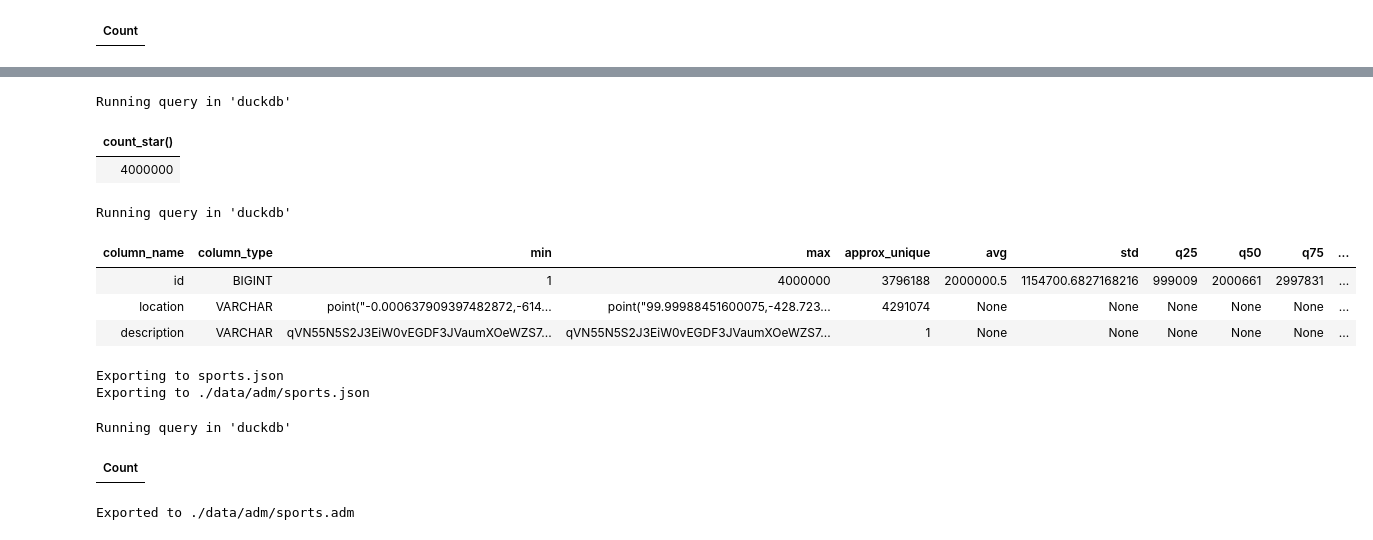
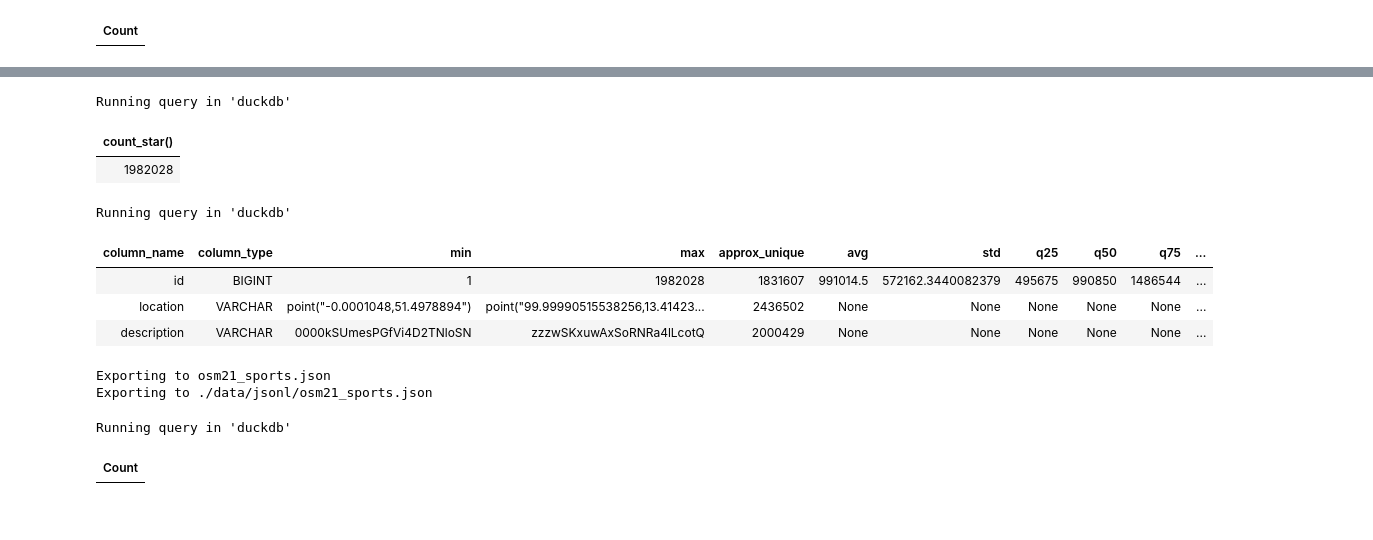
Before and after one commit to LipatJob/spatial-lsm-tree-benchmark, a Jupyter notebook: 2. transform_dataset_adm.ipynb, the cells around one changed output, grey strips where cells are left out. Drawn from its saved outputs; the diff is of its cells as text; code cells hidden in the pictures.

```diff
--- a/2. transform_dataset_adm.ipynb
+++ b/2. transform_dataset_adm.ipynb
@@ -79,33 +112,33 @@ Running query in 'duckdb'
 Truncated to displaylimit of 10.
 # %%
 %%sql
-SELECT COUNT(*) FROM points as data;
+SELECT COUNT(*) FROM point_data_centroid as data;
 # %% [output]
 Running query in 'duckdb'
 | count_star() |
-| 4000000 |
+| 1982028 |
 # %%
 %%sql
-SUMMARIZE points
+SUMMARIZE point_data_centroid
 # %% [output]
 Running query in 'duckdb'
 | column_name | column_type | min | max | approx_unique | avg | std | q25 | q50 | q75 | ... |
-| id | BIGINT | 1 | 4000000 | 3796188 | 2000000.5 | 1154700.6827168216 | 999009 | 2000661 | 2997831 | ... |
-| location | VARCHAR | point("-0.000637909397482872,-614... | point("99.99988451600075,-428.723... | 4291074 | None | None | None | None | None | ... |
-| description | VARCHAR | qVN55N5S2J3EiW0vEGDF3JVaumXOeWZS7... | qVN55N5S2J3EiW0vEGDF3JVaumXOeWZS7... | 1 | None | None | None | None | None | ... |
+| id | BIGINT | 1 | 1982028 | 1831607 | 991014.5 | 572162.3440082379 | 495675 | 990850 | 1486544 | ... |
+| location | VARCHAR | point("-0.0001048,51.4978894") | point("99.99990515538256,13.41423... | 2436502 | None | None | None | None | None | ... |
+| description | VARCHAR | 0000kSUmesPGfVi4D2TNloSN | zzzwSKxuwAxSoRNRa4lLcotQ | 2000429 | None | None | None | None | None | ... |
 # %%
 export_filename = input_filename.replace(".geojson", ".json")
-export_path = "./data/adm/" + export_filename
+export_path = "./data/jsonl/" + export_filename
 
 os.makedirs(os.path.dirname(export_path), exist_ok=True)
 
 print(f"Exporting to {export_filename}")
 print(f"Exporting to {export_path}")
 
-%sql COPY (SELECT * FROM points) TO '{{export_path}}' (FORMAT JSON);
+%sql COPY (SELECT * FROM point_data_centroid) TO '{{export_path}}' (FORMAT JSON);
 # %% [output]
-Exporting to sports.json
-Exporting to ./data/adm/sports.json
+Exporting to osm21_sports.json
+Exporting to ./data/jsonl/osm21_sports.json
 Running query in 'duckdb'
 | Count |
 # %%
@@ -115,6 +148,3 @@ with open(new_export_path, "w") as f:
     for row in open(export_path, "r").readlines():
         new_row = row.replace('location":"point(\\"', 'location":point("').replace('\\")","description"', '"),"description"')
         f.write(new_row)
-print(f"Exported to {new_export_path}")
-# %% [output]
-Exported to ./data/adm/sports.adm
```
Also changed, not shown: parts of 7 cells of this notebook, 3 other files.
